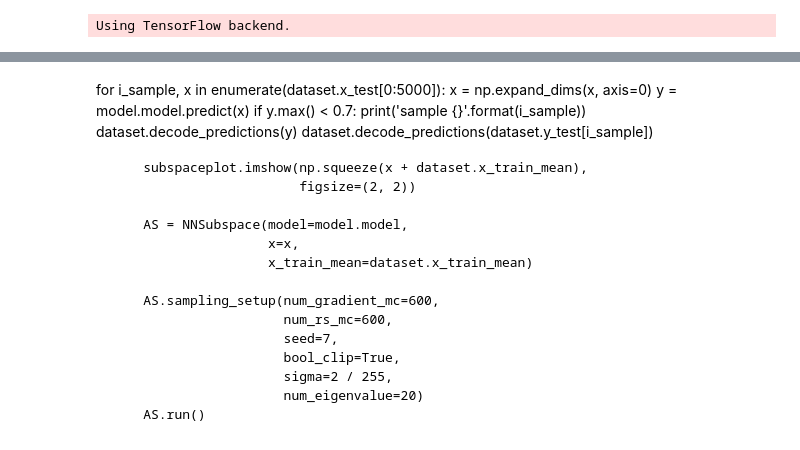
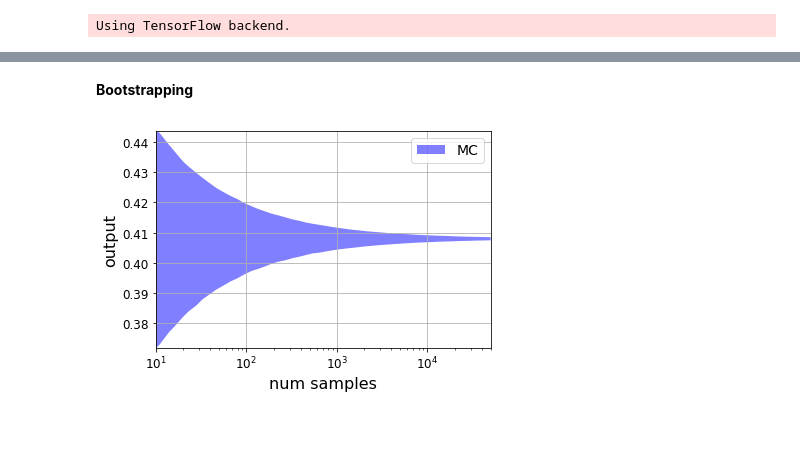
Before and after one commit to jiweiqi/nnsubspace, a Jupyter notebook: nnsubspace_mnist.ipynb, the cells around one changed output, grey strips where cells are left out. Saved outputs shown, nothing was run; the diff lists cells and outputs as text; code cells hidden in the pictures.

Commit message:
Enable bootstrapping

```diff
--- a/nnsubspace_mnist.ipynb
+++ b/nnsubspace_mnist.ipynb
@@ -80,23 +73,45 @@ AS.x_train_mean.max()
-# %% [markdown]
-for i_sample, x in enumerate(dataset.x_test[0:5000]):
-    x = np.expand_dims(x, axis=0)
-    y = model.model.predict(x)
-    if y.max() < 0.7:
-        print('sample {}'.format(i_sample))
-        dataset.decode_predictions(y)
-        dataset.decode_predictions(dataset.y_test[i_sample])
-
-        subspaceplot.imshow(np.squeeze(x + dataset.x_train_mean),
-                            figsize=(2, 2))
-
-        AS = NNSubspace(model=model.model,
-                        x=x,
-                        x_train_mean=dataset.x_train_mean)
-
-        AS.sampling_setup(num_gradient_mc=600,
-                          num_rs_mc=600,
-                          seed=7,
-                          bool_clip=True,
-                          sigma=2 / 255,
-                          num_eigenvalue=20)
-        AS.run()
+# %% [markdown]
+**Bootstrapping**
+# %%
+import matplotlib.pyplot as plt
+
+N_bootstrap = 10000
+
+n_mc_list = np.logspace(1,np.log10(AS.num_rs_mc), num=50, base=10, dtype='int32')
+
+mean_list = np.empty_like(n_mc_list, dtype='float32')
+std_list = np.empty_like(n_mc_list, dtype='float32')
+
+mean_list_boostrap = np.zeros(N_bootstrap, dtype='float32')
+
+for index, n_mc in enumerate(n_mc_list):
+  for i_bootstrap in range(N_bootstrap):
+    mean_list_boostrap[i_bootstrap] = np.mean(AS.y_samples_rs[np.random.choice(AS.num_rs_mc, n_mc, replace=True)])
+
+  mean_list[index] = np.mean(mean_list_boostrap)
+  std_list[index] = np.std(mean_list_boostrap)
+
+n_mc_list_mc = np.copy(n_mc_list)
+mean_list_mc = np.copy(mean_list)
+std_list_mc = np.copy(std_list)
+# %%
+# plot it!
+fig, ax = plt.subplots(1)
+
+# ax.plot(n_mc_list, mean_list, lw=2, label='MC', color='blue')
+ax.fill_between(n_mc_list, mean_list+std_list*2, mean_list-std_list*2, label='MC', facecolor='blue',alpha=0.5)
+
+ax.set_xlim(n_mc_list.min(), n_mc_list.max())
+ax.set_ylim(np.min(mean_list-std_list*2), np.max(mean_list+std_list*2) , AS.num_rs_mc)
+
+ax.set_xscale('log')
+
+ax.set_xlabel('num samples')
+ax.set_ylabel('output')
+
+ax.grid()
+ax.legend()
+
+plt.show()
+# %% [output]
+[figure, added]
```
Also changed, not shown: parts of 11 cells of this notebook, 3 other files.
